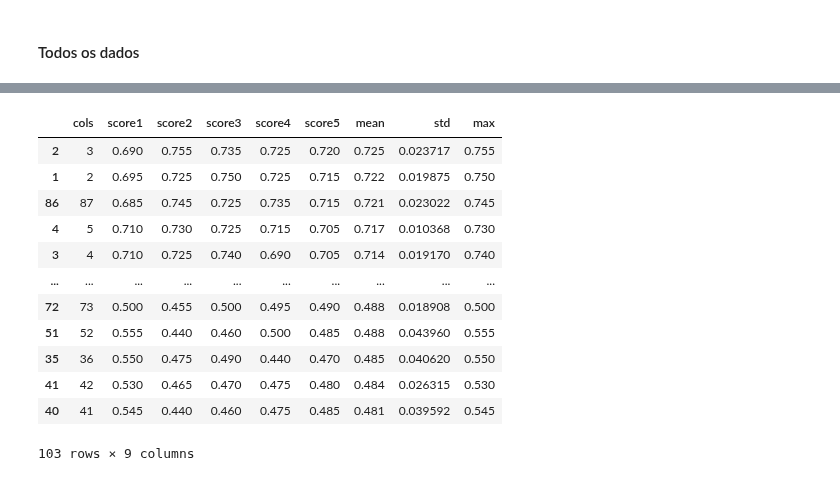
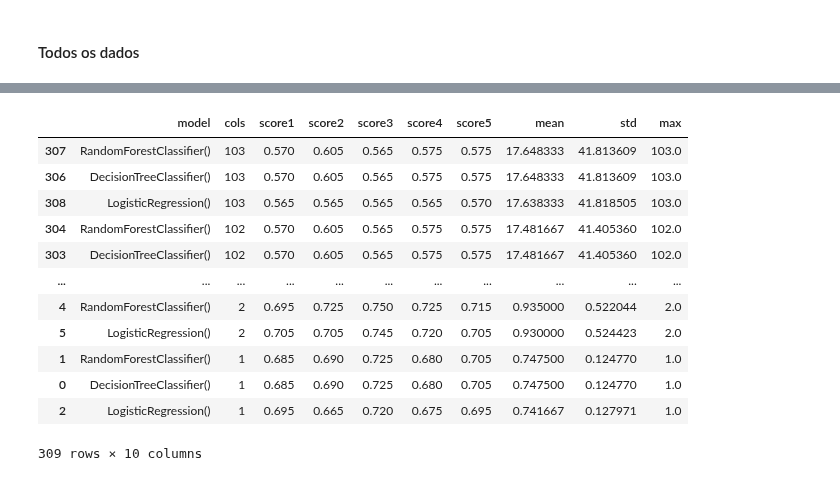
Before and after one commit to usr-bin32/data-mining-assignments, a Jupyter notebook: p6/notebook.ipynb, the cells around one changed output, grey strips where cells are left out. Saved outputs shown, nothing was run; the diff lists cells and outputs as text; code cells hidden in the pictures.

```diff
--- a/p6/notebook.ipynb
+++ b/p6/notebook.ipynb
@@ -496,17 +496,16 @@ for i in range(len(cols_scores_se)):
     X = df_sociais[cols_scores_se.loc[:i, "column"]]
     X = preprocess(X, cols_ord, cats_ord, cols_nom)
 
-    clf = DecisionTreeClassifier()
-    result = cross_validate(clf, X, y)
-
-    results.append([i + 1] + list(result["test_score"]))
+    for clf in [DecisionTreeClassifier(), RandomForestClassifier(), LogisticRegression()]:
+        result = cross_validate(clf, X, y, verbose=False)
+        results.append([str(clf)] + [i + 1] + list(result["test_score"]))
 results = pd.DataFrame(
-    results, columns=["cols", "score1", "score2", "score3", "score4", "score5"]
+    results, columns=["model", "cols", "score1", "score2", "score3", "score4", "score5"]
 )
 
-mean = results[results.columns[1:]].mean(axis=1)
-std = results[results.columns[1:]].std(axis=1)
-max_ = results[results.columns[1:]].max(axis=1)
+mean = results[results.columns[2:]].mean(axis=1)
+std = results[results.columns[2:]].std(axis=1)
+max_ = results[results.columns[2:]].max(axis=1)
 results["mean"] = mean
 results["std"] = std
 results["max"] = max_
@@ -539,17 +524,16 @@ for i in range(len(mixed_cols_scores)):
     X = mixed_df[s]
     X = preprocess(X, cols_ord, cats_ord, cols_nom)
 
-    clf = DecisionTreeClassifier()
-    result = cross_validate(clf, X, y)
-
-    results.append([i + 1] + list(result["test_score"]))
+    for clf in [DecisionTreeClassifier(), RandomForestClassifier(), LogisticRegression()]:
+        result = cross_validate(clf, X, y, verbose=False)
+        results.append([str(clf)] + [i + 1] + list(result["test_score"]))
 results = pd.DataFrame(
-    results, columns=["cols", "score1", "score2", "score3", "score4", "score5"]
+    results, columns=["model", "cols", "score1", "score2", "score3", "score4", "score5"]
 )
 
-mean = results[results.columns[1:]].mean(axis=1)
-std = results[results.columns[1:]].std(axis=1)
-max_ = results[results.columns[1:]].max(axis=1)
+mean = results[results.columns[2:]].mean(axis=1)
+std = results[results.columns[2:]].std(axis=1)
+max_ = results[results.columns[2:]].max(axis=1)
 results["mean"] = mean
 results["std"] = std
 results["max"] = max_
@@ -582,17 +583,16 @@ for i in range(len(mixed_cols_scores)):
     X = mixed_df[s]
     X = preprocess(X, cols_ord, cats_ord, cols_nom)
 
-    clf = DecisionTreeClassifier()
-    result = cross_validate(clf, X, y)
-
-    results.append([i + 1] + list(result["test_score"]))
+    for clf in [DecisionTreeClassifier(), RandomForestClassifier(), LogisticRegression()]:
+        result = cross_validate(clf, X, y, verbose=False)
+        results.append([str(clf)] + [i + 1] + list(result["test_score"]))
 results = pd.DataFrame(
-    results, columns=["cols", "score1", "score2", "score3", "score4", "score5"]
+    results, columns=["model", "cols", "score1", "score2", "score3", "score4", "score5"]
 )
 
-mean = results[results.columns[1:]].mean(axis=1)
-std = results[results.columns[1:]].std(axis=1)
-max_ = results[results.columns[1:]].max(axis=1)
+mean = results[results.columns[2:]].mean(axis=1)
+std = results[results.columns[2:]].std(axis=1)
+max_ = results[results.columns[2:]].max(axis=1)
 results["mean"] = mean
 results["std"] = std
 results["max"] = max_
@@ -602,13 +619,13 @@ results.sort_values("mean", ascending=False)
-|  | cols | score1 | score2 | score3 | score4 | score5 | mean | std | max |
-| 2 | 3 | 0.690 | 0.755 | 0.735 | 0.725 | 0.720 | 0.725 | 0.023717 | 0.755 |
-| 1 | 2 | 0.695 | 0.725 | 0.750 | 0.725 | 0.715 | 0.722 | 0.019875 | 0.750 |
-| 86 | 87 | 0.685 | 0.745 | 0.725 | 0.735 | 0.715 | 0.721 | 0.023022 | 0.745 |
-| 4 | 5 | 0.710 | 0.730 | 0.725 | 0.715 | 0.705 | 0.717 | 0.010368 | 0.730 |
-| 3 | 4 | 0.710 | 0.725 | 0.740 | 0.690 | 0.705 | 0.714 | 0.019170 | 0.740 |
-| ... | ... | ... | ... | ... | ... | ... | ... | ... | ... |
-| 72 | 73 | 0.500 | 0.455 | 0.500 | 0.495 | 0.490 | 0.488 | 0.018908 | 0.500 |
-| 51 | 52 | 0.555 | 0.440 | 0.460 | 0.500 | 0.485 | 0.488 | 0.043960 | 0.555 |
-| 35 | 36 | 0.550 | 0.475 | 0.490 | 0.440 | 0.470 | 0.485 | 0.040620 | 0.550 |
-| 41 | 42 | 0.530 | 0.465 | 0.470 | 0.475 | 0.480 | 0.484 | 0.026315 | 0.530 |
-| 40 | 41 | 0.545 | 0.440 | 0.460 | 0.475 | 0.485 | 0.481 | 0.039592 | 0.545 |
+|  | model | cols | score1 | score2 | score3 | score4 | score5 | mean | std | max |
+| 307 | RandomForestClassifier() | 103 | 0.570 | 0.605 | 0.565 | 0.575 | 0.575 | 17.648333 | 41.813609 | 103.0 |
+| 306 | DecisionTreeClassifier() | 103 | 0.570 | 0.605 | 0.565 | 0.575 | 0.575 | 17.648333 | 41.813609 | 103.0 |
+| 308 | LogisticRegression() | 103 | 0.565 | 0.565 | 0.565 | 0.565 | 0.570 | 17.638333 | 41.818505 | 103.0 |
+| 304 | RandomForestClassifier() | 102 | 0.570 | 0.605 | 0.565 | 0.575 | 0.575 | 17.481667 | 41.405360 | 102.0 |
+| 303 | DecisionTreeClassifier() | 102 | 0.570 | 0.605 | 0.565 | 0.575 | 0.575 | 17.481667 | 41.405360 | 102.0 |
+| ... | ... | ... | ... | ... | ... | ... | ... | ... | ... | ... |
+| 4 | RandomForestClassifier() | 2 | 0.695 | 0.725 | 0.750 | 0.725 | 0.715 | 0.935000 | 0.522044 | 2.0 |
+| 5 | LogisticRegression() | 2 | 0.705 | 0.705 | 0.745 | 0.720 | 0.705 | 0.930000 | 0.524423 | 2.0 |
+| 1 | RandomForestClassifier() | 1 | 0.685 | 0.690 | 0.725 | 0.680 | 0.705 | 0.747500 | 0.124770 | 1.0 |
+| 0 | DecisionTreeClassifier() | 1 | 0.685 | 0.690 | 0.725 | 0.680 | 0.705 | 0.747500 | 0.124770 | 1.0 |
+| 2 | LogisticRegression() | 1 | 0.695 | 0.665 | 0.720 | 0.675 | 0.695 | 0.741667 | 0.127971 | 1.0 |
-103 rows × 9 columns
+309 rows × 10 columns
```
Also changed, not shown: parts of 3 cells of this notebook.
